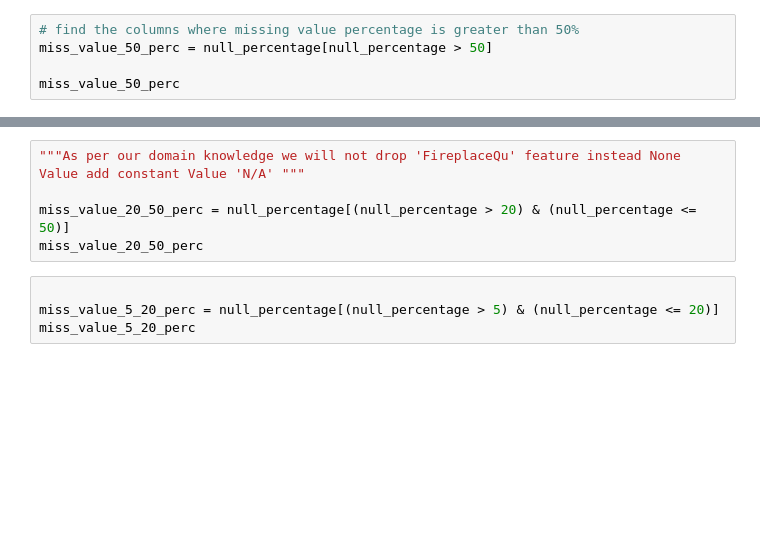
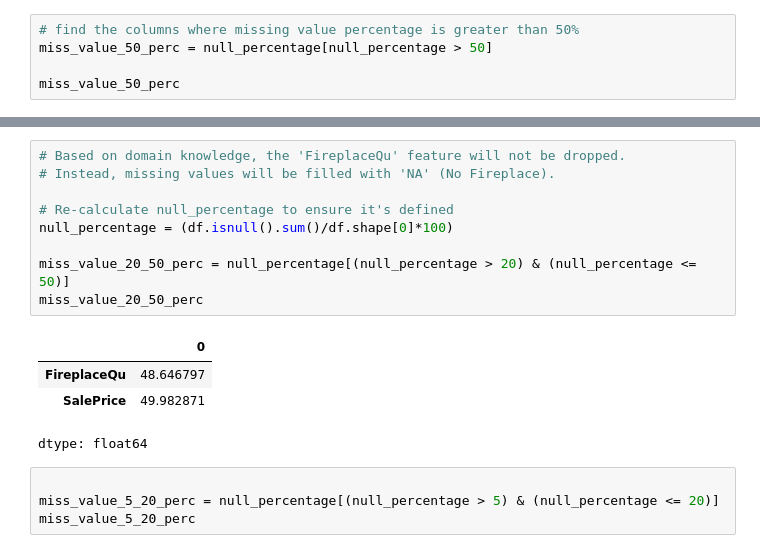
Before and after one commit to saroshkhan111/house_prediction_price, a Jupyter notebook: house_price_prediction_1.ipynb, the cells around one changed output, grey strips where cells are left out. Drawn from its saved outputs; the diff is of its cells as text; blank space fills up the shorter version.

```diff
--- a/house_price_prediction_1.ipynb
+++ b/house_price_prediction_1.ipynb
@@ -346,8 +468,17 @@ df["MiscFeature"].value_counts()
 # %%
-"""As per our domain knowledge we will not drop 'FireplaceQu' feature instead None Value add constant Value 'N/A' """
+# Based on domain knowledge, the 'FireplaceQu' feature will not be dropped.
+# Instead, missing values will be filled with 'NA' (No Fireplace).
+
+# Re-calculate null_percentage to ensure it's defined
+null_percentage = (df.isnull().sum()/df.shape[0]*100)
 
 miss_value_20_50_perc = null_percentage[(null_percentage > 20) & (null_percentage <= 50)]
 miss_value_20_50_perc
+# %% [output]
+|  | 0 |
+| FireplaceQu | 48.646797 |
+| SalePrice | 49.982871 |
+dtype: float64
 # %%
 
 miss_value_5_20_perc = null_percentage[(null_percentage > 5) & (null_percentage <= 20)]
```
Also changed, not shown: parts of 159 cells of this notebook, 1 other file.
